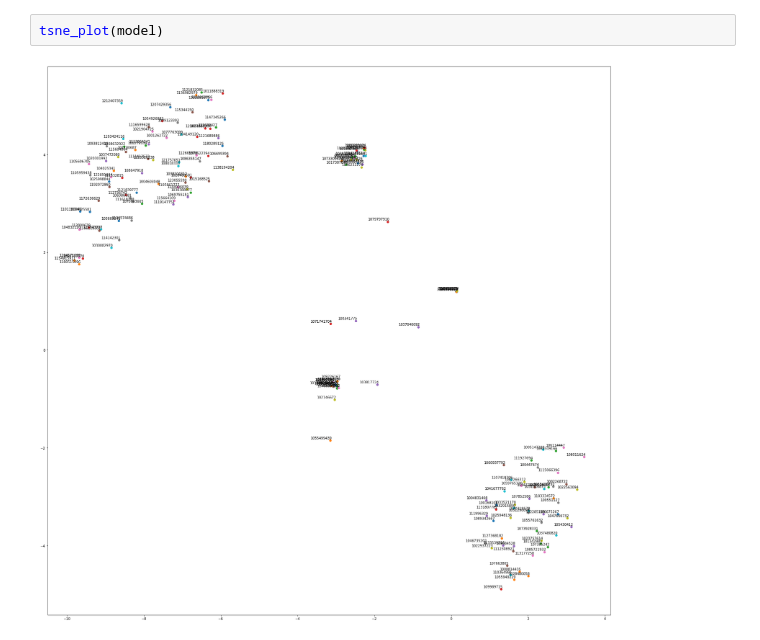
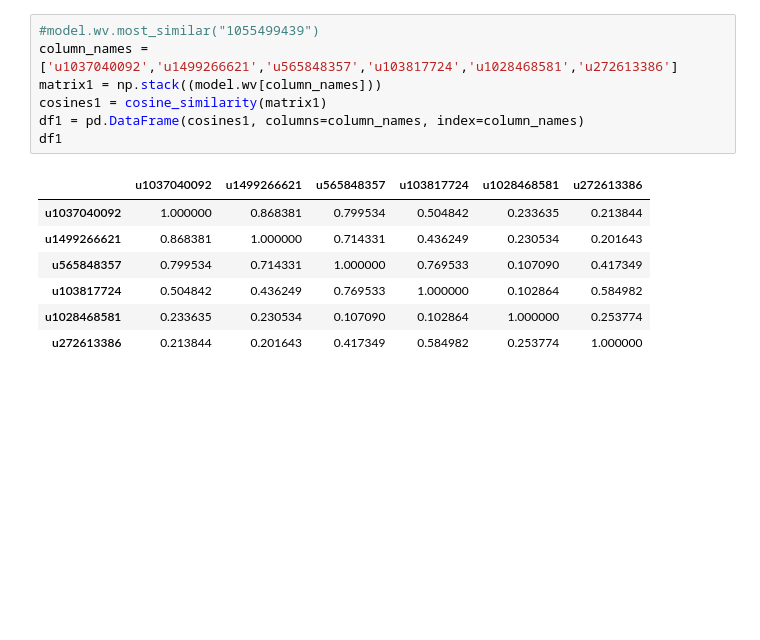
Before and after one commit to GTU-Projects/CSE496_Node2Vec_2018, a Jupyter notebook: src/friendship.ipynb, the cells around one changed output. Saved outputs shown, nothing was run; the diff lists cells and outputs as text; blank space fills up the shorter version.

```diff
--- a/src/friendship.ipynb
+++ b/src/friendship.ipynb
@@ -131,4 +68,15 @@ model.wv.most_similar("1055499439")
-# %%
-tsne_plot(model)
-# %% [output]
-[figure, removed]
+# %%
+#model.wv.most_similar("1055499439")
+column_names = ['u1037040092','u1499266621','u565848357','u103817724','u1028468581','u272613386']
+matrix1 = np.stack((model.wv[column_names]))
+cosines1 = cosine_similarity(matrix1)
+df1 = pd.DataFrame(cosines1, columns=column_names, index=column_names)
+df1
+# %% [output]
+|  | u1037040092 | u1499266621 | u565848357 | u103817724 | u1028468581 | u272613386 |
+| u1037040092 | 1.000000 | 0.868381 | 0.799534 | 0.504842 | 0.233635 | 0.213844 |
+| u1499266621 | 0.868381 | 1.000000 | 0.714331 | 0.436249 | 0.230534 | 0.201643 |
+| u565848357 | 0.799534 | 0.714331 | 1.000000 | 0.769533 | 0.107090 | 0.417349 |
+| u103817724 | 0.504842 | 0.436249 | 0.769533 | 1.000000 | 0.102864 | 0.584982 |
+| u1028468581 | 0.233635 | 0.230534 | 0.107090 | 0.102864 | 1.000000 | 0.253774 |
+| u272613386 | 0.213844 | 0.201643 | 0.417349 | 0.584982 | 0.253774 | 1.000000 |
```
Also changed, not shown: parts of 19 cells of this notebook, 1 other file.
